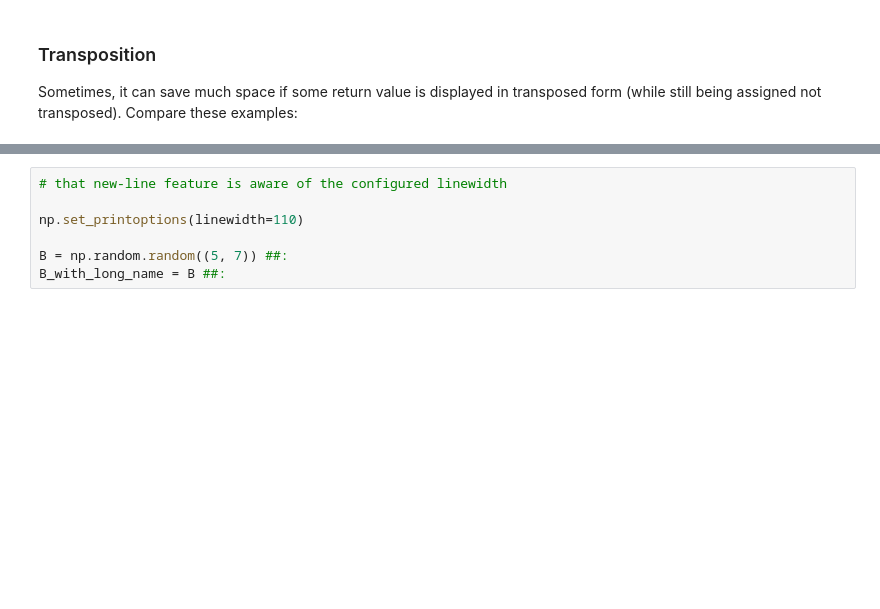
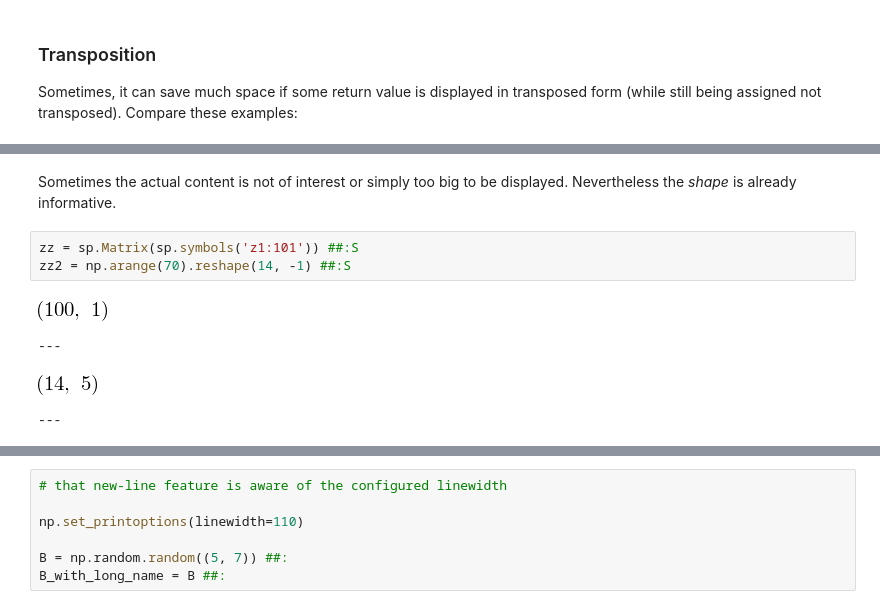
Before and after one commit to cknoll/ipydex, a Jupyter notebook: examples/displaytools-example.ipynb, the cells around one changed output, grey strips where cells are left out. Saved outputs shown, nothing was run; the diff lists cells and outputs as text; blank space fills up the shorter version.

```diff
--- a/examples/displaytools-example.ipynb
+++ b/examples/displaytools-example.ipynb
@@ -97 +67,11 @@ ___
+# %% [markdown]
+Sometimes the actual content is not of interest or simply too big to be displayed. Nevertheless the *shape* is already informative.
+# %%
+zz = sp.Matrix(sp.symbols('z1:101')) ##:S
+zz2 = np.arange(70).reshape(14, -1) ##:S
+# %% [output]
+[figure, added]
+---
+[figure, added]
+---
 # %%
```
Also changed, not shown: parts of 16 cells of this notebook, 1 other file.
